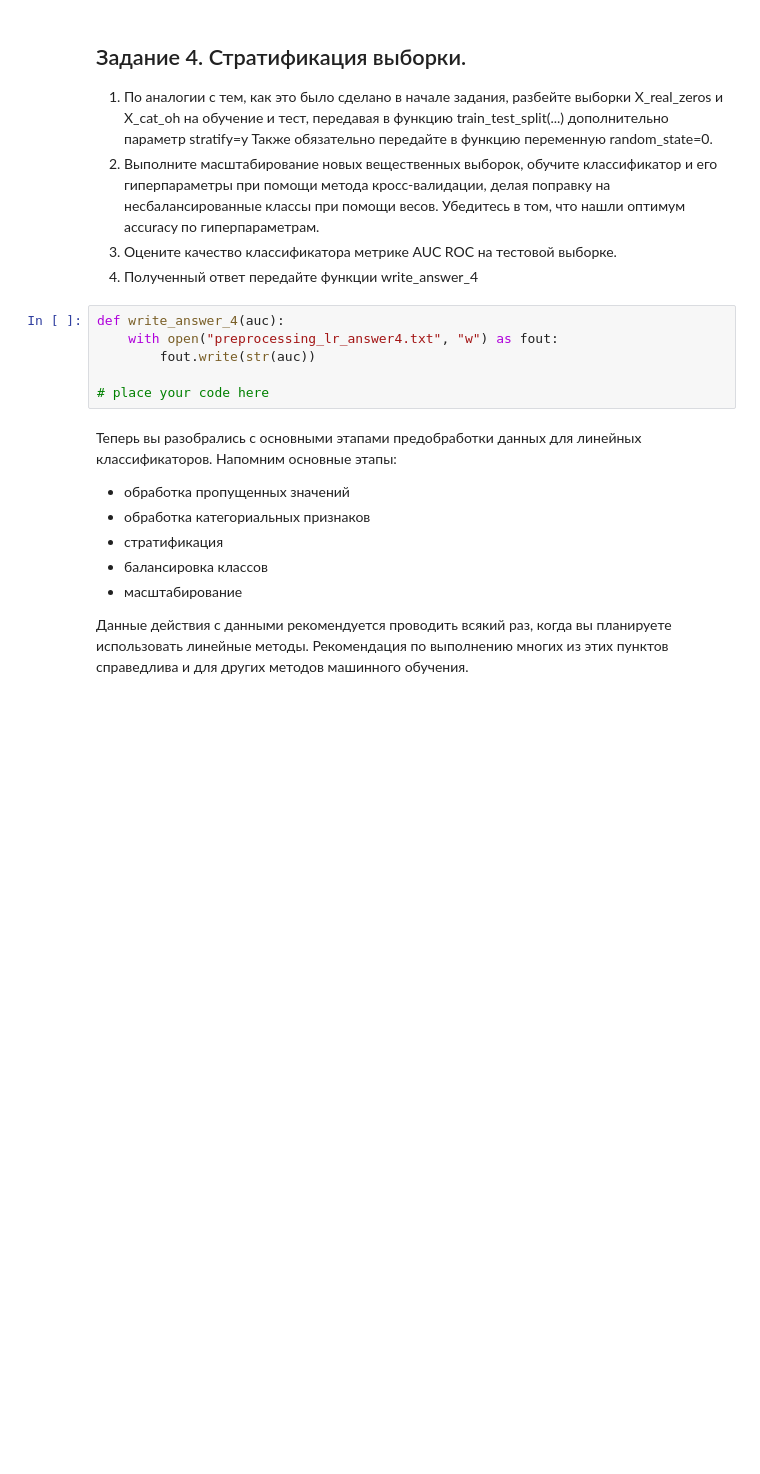
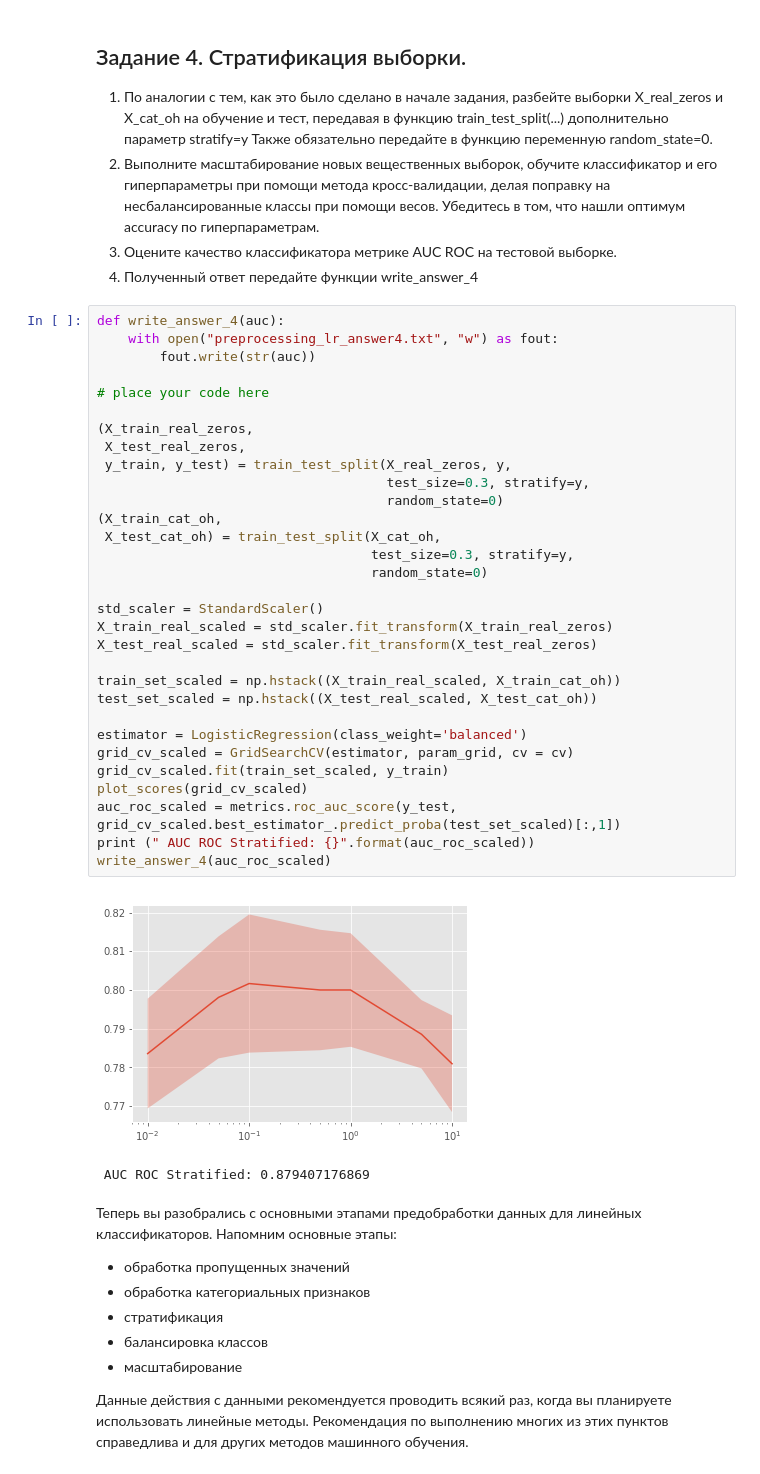
Before and after one commit to biellou/machine-learning-yandex, a Jupyter notebook: course2/week3/Preprocessing_LR.ipynb, the cells around one changed output. Drawn from its saved outputs; the diff is of its cells as text; blank space fills up the shorter version.

```diff
--- a/course2/week3/Preprocessing_LR.ipynb
+++ b/course2/week3/Preprocessing_LR.ipynb
@@ -546,12 +594,40 @@ print('AUC ROC for stratified samples: ', auc_stratified)
 2. Выполните масштабирование новых вещественных выборок, обучите классификатор и его гиперпараметры при помощи метода кросс-валидации, делая поправку на несбалансированные классы при помощи весов. Убедитесь в том, что нашли оптимум accuracy по гиперпараметрам.
 3. Оцените качество классификатора метрике AUC ROC на тестовой выборке.
 4. Полученный ответ передайте функции write_answer_4
-# %%
-def write_answer_4(auc):
-    with open("preprocessing_lr_answer4.txt", "w") as fout:
-        fout.write(str(auc))
-
-# place your code here
+# %%
+def write_answer_4(auc):
+    with open("preprocessing_lr_answer4.txt", "w") as fout:
+        fout.write(str(auc))
+
+# place your code here
+
+(X_train_real_zeros,
+ X_test_real_zeros,
+ y_train, y_test) = train_test_split(X_real_zeros, y,
+                                     test_size=0.3, stratify=y,
+                                     random_state=0)
+(X_train_cat_oh,
+ X_test_cat_oh) = train_test_split(X_cat_oh,
+                                   test_size=0.3, stratify=y,
+                                   random_state=0)
+
+std_scaler = StandardScaler()
+X_train_real_scaled = std_scaler.fit_transform(X_train_real_zeros)
+X_test_real_scaled = std_scaler.fit_transform(X_test_real_zeros)
+
+train_set_scaled = np.hstack((X_train_real_scaled, X_train_cat_oh))
+test_set_scaled = np.hstack((X_test_real_scaled, X_test_cat_oh))
+
+estimator = LogisticRegression(class_weight='balanced')
+grid_cv_scaled = GridSearchCV(estimator, param_grid, cv = cv)
+grid_cv_scaled.fit(train_set_scaled, y_train)
+plot_scores(grid_cv_scaled)
+auc_roc_scaled = metrics.roc_auc_score(y_test, grid_cv_scaled.best_estimator_.predict_proba(test_set_scaled)[:,1])
+print (" AUC ROC Stratified: {}".format(auc_roc_scaled))
+write_answer_4(auc_roc_scaled)
+# %% [output]
+[figure, added]
+ AUC ROC Stratified: 0.879407176869
 # %% [markdown]
 Теперь вы разобрались с основными этапами предобработки данных для линейных классификаторов.
 Напомним основные этапы:
```
Also changed, not shown: parts of 17 cells of this notebook, 7 other files.
